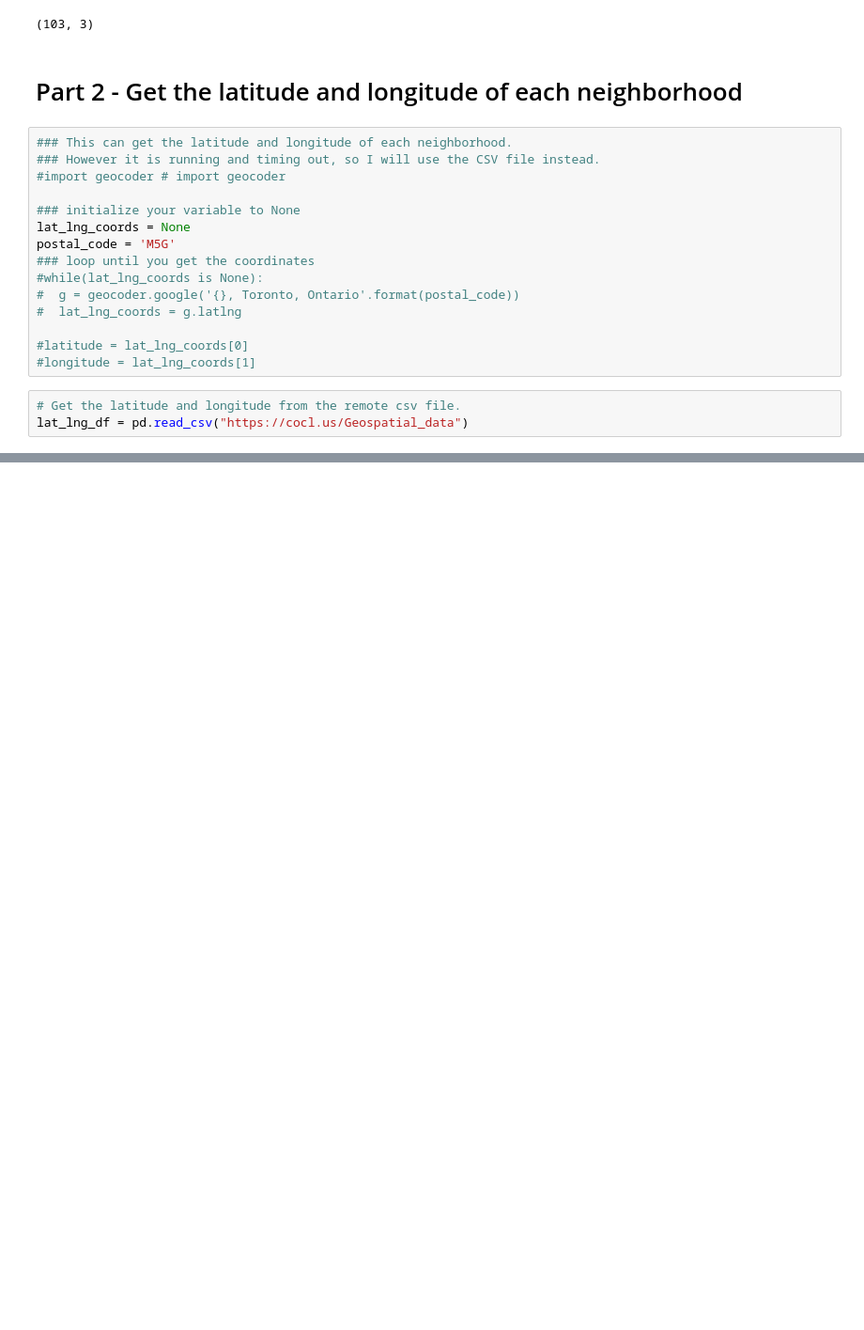
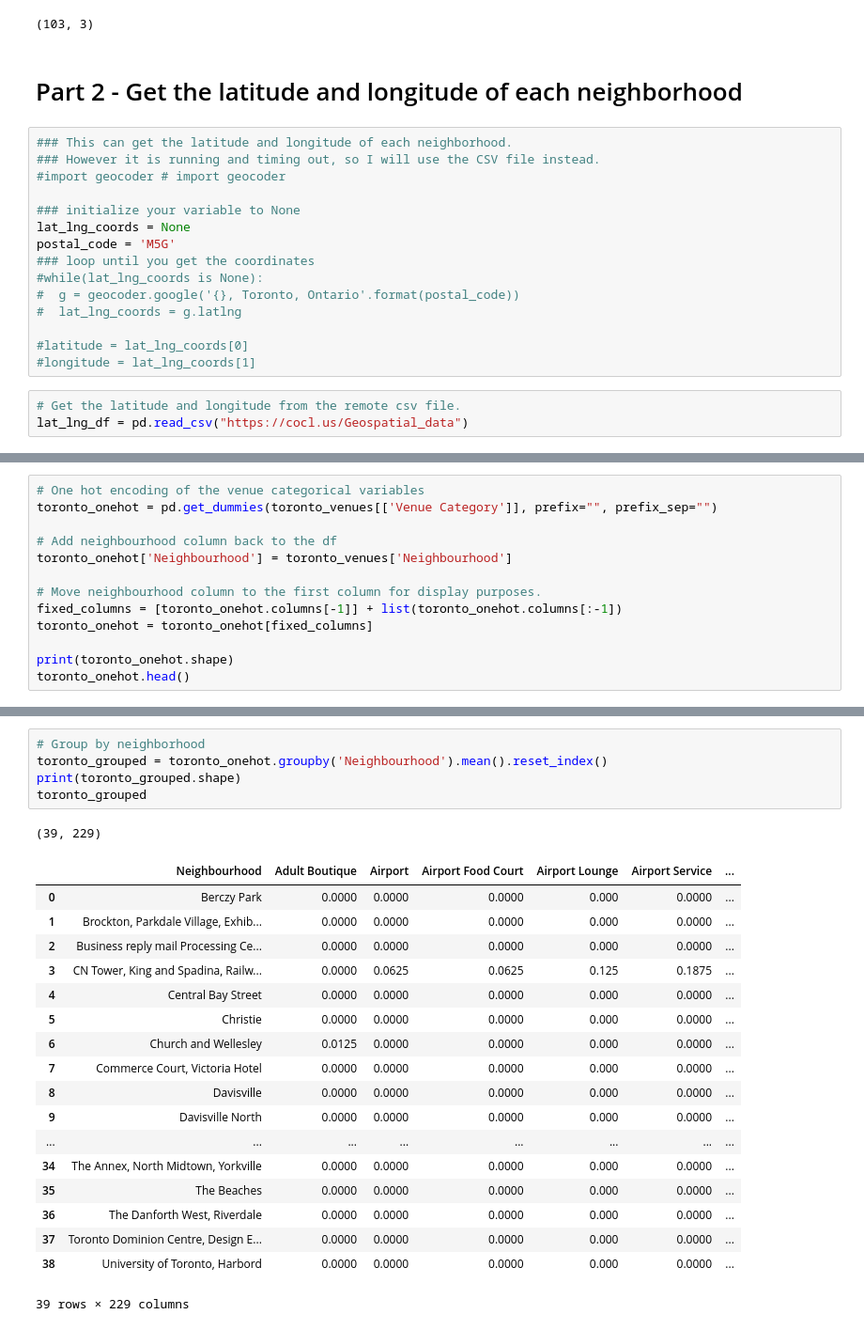
Before and after one commit to megpay/capstone_project, a Jupyter notebook: Capstone.ipynb, the cells around one changed output, grey strips where cells are left out. Shown: that part at 94% size. Cells and saved outputs as stored; diff of their text form; blank space fills up the shorter version.

```diff
--- a/Capstone.ipynb
+++ b/Capstone.ipynb
@@ -66,0 +326,13 @@ new_df.head()
+# %%
+# One hot encoding of the venue categorical variables
+toronto_onehot = pd.get_dummies(toronto_venues[['Venue Category']], prefix="", prefix_sep="")
+
+# Add neighbourhood column back to the df
+toronto_onehot['Neighbourhood'] = toronto_venues['Neighbourhood']
+
+# Move neighbourhood column to the first column for display purposes.
+fixed_columns = [toronto_onehot.columns[-1]] + list(toronto_onehot.columns[:-1])
+toronto_onehot = toronto_onehot[fixed_columns]
+
+print(toronto_onehot.shape)
+toronto_onehot.head()
@@ -66,0 +348,25 @@ new_df.head()
+# %%
+# Group by neighborhood
+toronto_grouped = toronto_onehot.groupby('Neighbourhood').mean().reset_index()
+print(toronto_grouped.shape)
+toronto_grouped
+# %% [output]
+(39, 229)
+|  | Neighbourhood | Adult Boutique | Airport | Airport Food Court | Airport Lounge | Airport Service | ... |
+| 0 | Berczy Park | 0.0000 | 0.0000 | 0.0000 | 0.000 | 0.0000 | ... |
+| 1 | Brockton, Parkdale Village, Exhib... | 0.0000 | 0.0000 | 0.0000 | 0.000 | 0.0000 | ... |
+| 2 | Business reply mail Processing Ce... | 0.0000 | 0.0000 | 0.0000 | 0.000 | 0.0000 | ... |
+| 3 | CN Tower, King and Spadina, Railw... | 0.0000 | 0.0625 | 0.0625 | 0.125 | 0.1875 | ... |
+| 4 | Central Bay Street | 0.0000 | 0.0000 | 0.0000 | 0.000 | 0.0000 | ... |
+| 5 | Christie | 0.0000 | 0.0000 | 0.0000 | 0.000 | 0.0000 | ... |
+| 6 | Church and Wellesley | 0.0125 | 0.0000 | 0.0000 | 0.000 | 0.0000 | ... |
+| 7 | Commerce Court, Victoria Hotel | 0.0000 | 0.0000 | 0.0000 | 0.000 | 0.0000 | ... |
+| 8 | Davisville | 0.0000 | 0.0000 | 0.0000 | 0.000 | 0.0000 | ... |
+| 9 | Davisville North | 0.0000 | 0.0000 | 0.0000 | 0.000 | 0.0000 | ... |
+| ... | ... | ... | ... | ... | ... | ... | ... |
+| 34 | The Annex, North Midtown, Yorkville | 0.0000 | 0.0000 | 0.0000 | 0.000 | 0.0000 | ... |
+| 35 | The Beaches | 0.0000 | 0.0000 | 0.0000 | 0.000 | 0.0000 | ... |
+| 36 | The Danforth West, Riverdale | 0.0000 | 0.0000 | 0.0000 | 0.000 | 0.0000 | ... |
+| 37 | Toronto Dominion Centre, Design E... | 0.0000 | 0.0000 | 0.0000 | 0.000 | 0.0000 | ... |
+| 38 | University of Toronto, Harbord | 0.0000 | 0.0000 | 0.0000 | 0.000 | 0.0000 | ... |
+39 rows × 229 columns
```
Also changed, not shown: parts of 25 cells of this notebook.
